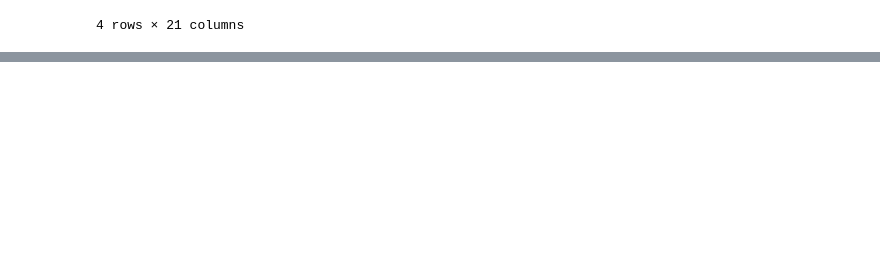
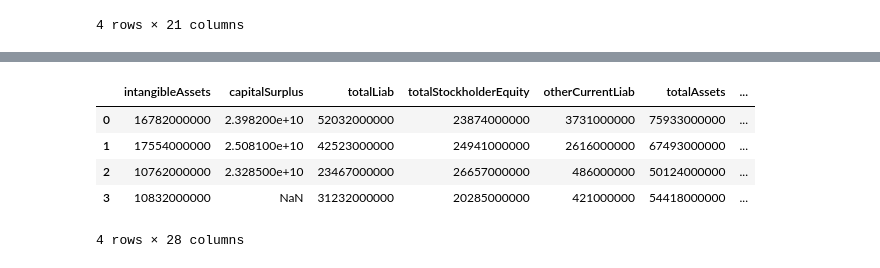
Before and after one commit to rochiecuevas/stocks, a Jupyter notebook: Stocks.ipynb, the cells around one changed output, grey strips where cells are left out. Cells and saved outputs as stored; diff of their text form; code cells hidden in the pictures; blank space fills up the shorter version.

Commit message:
added function for balance sheet data extraction

```diff
--- a/Stocks.ipynb
+++ b/Stocks.ipynb
@@ -142,0 +195,37 @@ financials["balanceSheetHistory"]
+# %%
+def balance_df(ticker):
+    """ Generates a dataframe containing information from income statements """
+    # Get financial information using the ticker_info function from Yahoo Finance
+    financials = ticker_info(url_financials, ticker)
+
+    # Extract annual balance statement data from Yahoo Finance
+    balances = []
+    for x in financials["balanceSheetHistory"]["balanceSheetStatements"]:
+        keys = []
+        values = []
+        for key, value in x.items():
+            keys.append(key)
+            if isinstance(value, dict):
+                if key == "endDate":
+                    values.append(value.get("fmt"))
+                el
+                values.append(value.get("raw"))
+            else:
+                values.append(value)
+
+        # Convert balance sheet information into dictionary
+        dict_ = {key:value for key,value in zip(keys,values)}
+        balances.append(dict_)
+
+    # Convert list of dictionaries into pandas dataframe
+    df = pd.DataFrame(balances)
+    return df
+# %%
+balance_df("AVGO")
+# %% [output]
+|  | intangibleAssets | capitalSurplus | totalLiab | totalStockholderEquity | otherCurrentLiab | totalAssets | ... |
+| 0 | 16782000000 | 2.398200e+10 | 52032000000 | 23874000000 | 3731000000 | 75933000000 | ... |
+| 1 | 17554000000 | 2.508100e+10 | 42523000000 | 24941000000 | 2616000000 | 67493000000 | ... |
+| 2 | 10762000000 | 2.328500e+10 | 23467000000 | 26657000000 | 486000000 | 50124000000 | ... |
+| 3 | 10832000000 | NaN | 31232000000 | 20285000000 | 421000000 | 54418000000 | ... |
+4 rows × 28 columns
```
Also changed, not shown: parts of 8 cells of this notebook.
